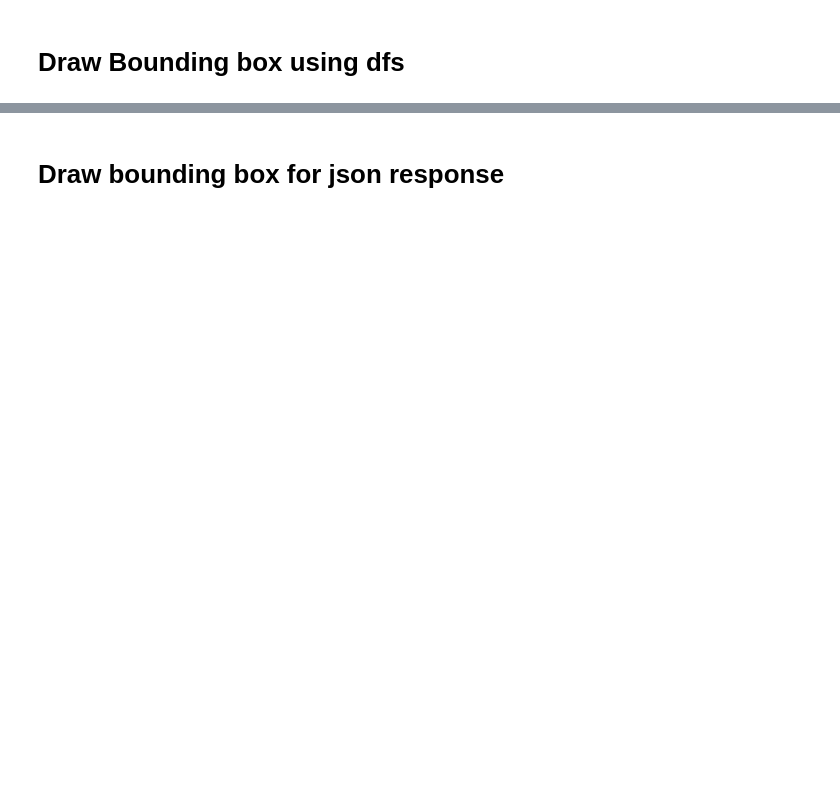
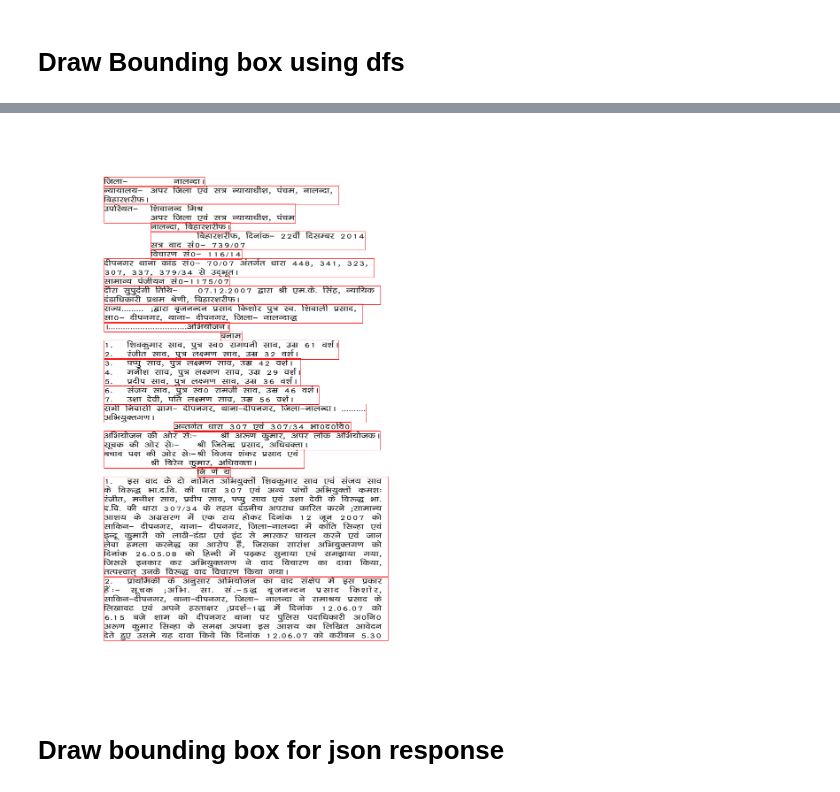
Before and after one commit to project-anuvaad/anuvaad, a Jupyter notebook: anuvaad-etl/anuvaad-extractor/block-merger/src/notebooks/ds_driver_v3.ipynb, the cells around one changed output, grey strips where cells are left out. Cells and saved outputs as stored; diff of their text form; code cells hidden in the pictures; blank space fills up the shorter version.

```diff
--- a/anuvaad-etl/anuvaad-extractor/block-merger/src/notebooks/ds_driver_v3.ipynb
+++ b/anuvaad-etl/anuvaad-extractor/block-merger/src/notebooks/ds_driver_v3.ipynb
@@ -219,7 +221,7 @@ output_dir = os.path.join(base_dir, 'sample-data', 'output')
 
 
 
-filename = '37863_2018_5_1502_16064_Judgement_19-Aug-2019_HIN.pdf'
+filename = 'ACFrOgDVXO3WTb1f2eL55weMN3KlNnnJAN2gXeUIo9M7Ap8vmX-6yQ41YK8s4aIrbR_Zaoc3XZQC_-toLeVE3UFysQySvhA3sfotiA16czTqcb48eVGa8wU2gerc47k8aRsCB6CUvGPGwPXbulGR.pdf'
 #filename   = 'SC_2011_CA1025_ta.pdf'
 #filename = 'SC_2009_CA2062_ta.pdf'
 #filename = 'SC_2017_CA2502_ta.pdf'
@@ -229,7 +231,7 @@ filename = '37863_2018_5_1502_16064_Judgement_19-Aug-2019_HIN.pdf'
 #error filename = 'ma_hc_2007_CMA1134_ta.pdf'
 # error filename = 'SC_2019_CA117_ta.pdf'
 lang ='hi'
-index = 1
+index = 0
 
 #correct output = ['SC_2011_CA1025_ta.pdf','SC_2009_CA2062_ta.pdf','SC_2017_CA2502_ta.pdf','ma_hc_2001_SA725_ta.pdf']
 #wrong output = ['ma_hc_2017_WA1248_alt_ta.pdf','ma_hc_2000_SA2034_ta.pdf','ma_hc_2007_CMA1134_ta.pdf','SC_2019_CA117_ta.pdf']
@@ -244,2 +237,0 @@ def get_pdf(filename, input_dir, lang) :
-# %%
-p_dfs,pdf_image_paths,page_width, page_height = get_pdf(filename, input_dir, lang)
@@ -322,7 +324,9 @@ v_df    = v_dfs[page_index]
 p_df    = p_dfs[page_index]
 #ocr_df  = ocr_dfs[page_index]
 # %%
-draw_box(pdf_image_paths[0], page_width, page_height,p_dfs[0], color='red')
+draw_box(pdf_image_paths[0], page_width, page_height,p_df, color='red')
+# %% [output]
+[figure, added]
 # %% [markdown]
 # Draw bounding box for json response
 # %%
```
Also changed, not shown: parts of 6 cells of this notebook, 11 other files.
